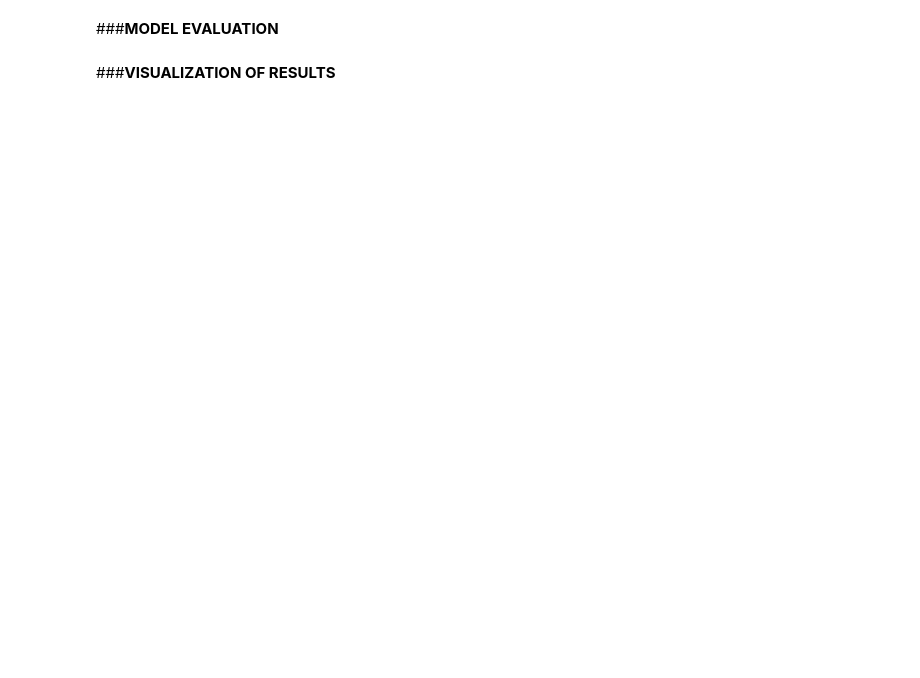
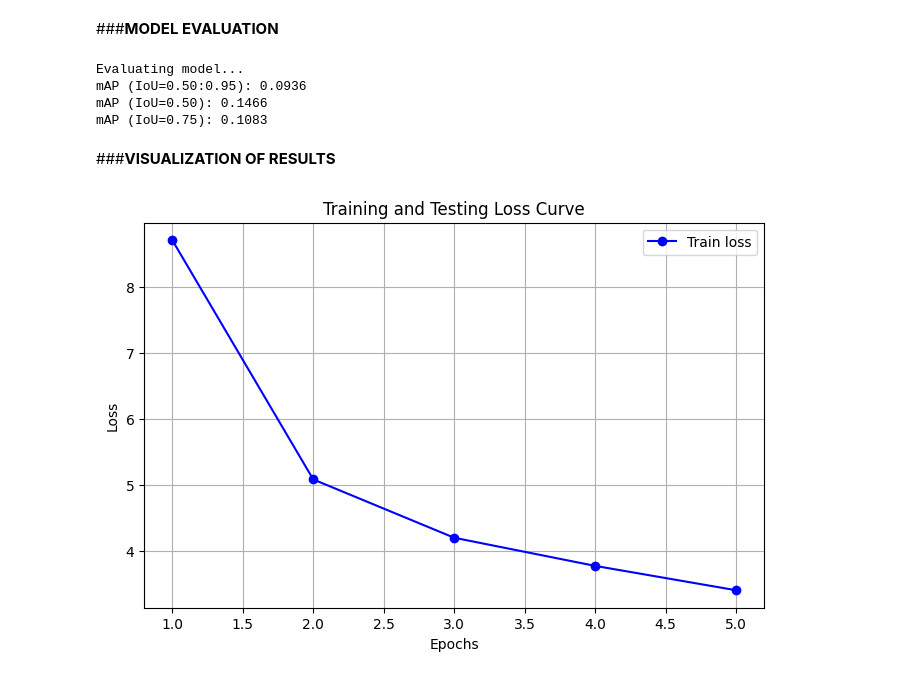
Before and after one commit to CS171-Semester-Project/traffic-sign-detection, a Jupyter notebook: traffic_sign_detection.ipynb, the cells around one changed output. Cells and saved outputs as stored; diff of their text form; code cells hidden in the pictures; blank space fills up the shorter version.

```diff
--- a/traffic_sign_detection.ipynb
+++ b/traffic_sign_detection.ipynb
@@ -69,7 +68,7 @@ class_names = data_info.get('names', [])
 print(f"Total Number of Classes: {len(class_names)}\n")
 
 print("Class Names:")
-for i+1, name in enumerate(class_names):
+for i, name in enumerate(class_names):
     print(f"{i}: {name}")
 # %% [output]
 Total Number of Classes: 15
@@ -372,5 +403,5 @@ device
 # %%
-model = TrafficSignDetector(len(class_names))
+model = TrafficSignDetector(in_channels=3)
 # %%
 !pip install torchinfo
 # %% [output]
@@ -570,2 +696,25 @@ print(f"F1 Score: {f1 * 100:.2f}%")
+# %%
+def evaluate_model(model, dataloader, device):
+    print("Evaluating model...")
+    map_metric = MeanAveragePrecision(box_format='xyxy', iou_type='bbox')
+
+    # Get predictions and targets in the format expected by torchmetrics
+    preds, targets = get_predictions(model, dataloader, device)
+
+    map_metric.update(preds, targets)
+    map_results = map_metric.compute()
+
+    print(f"mAP (IoU=0.50:0.95): {map_results['map']:.4f}")
+    print(f"mAP (IoU=0.50): {map_results['map_50']:.4f}")
+    print(f"mAP (IoU=0.75): {map_results['map_75']:.4f}")
+
+    return map_results['map']
+
+test_map = evaluate_model(model, test_loader, device)
+# %% [output]
+Evaluating model...
+mAP (IoU=0.50:0.95): 0.0936
+mAP (IoU=0.50): 0.1466
+mAP (IoU=0.75): 0.1083
 # %% [markdown]
 ###**VISUALIZATION OF RESULTS**
@@ -572,8 +723,12 @@ print(f"F1 Score: {f1 * 100:.2f}%")
 # %%
-# Plot the loss curves
-plt.plot(epoch_count, np.array(torch.tensor(loss_values).cpu().numpy()), label="Train loss")
-plt.plot(epoch_count, test_loss_values, label="Test loss")
-plt.title("Training and test loss curves")
+plt.figure(figsize=(8, 5))
+plt.plot(epoch_count, loss_values, label="Train loss", color="blue", marker="o")
+#plt.plot(epoch_count, test_loss_values, label="Test loss")
+plt.title("Training and Testing Loss Curve")
 plt.ylabel("Loss")
 plt.xlabel("Epochs")
+plt.grid(True)
 plt.legend()
+plt.show()
+# %% [output]
+[figure, added]
```
Also changed, not shown: parts of 26 cells of this notebook.
